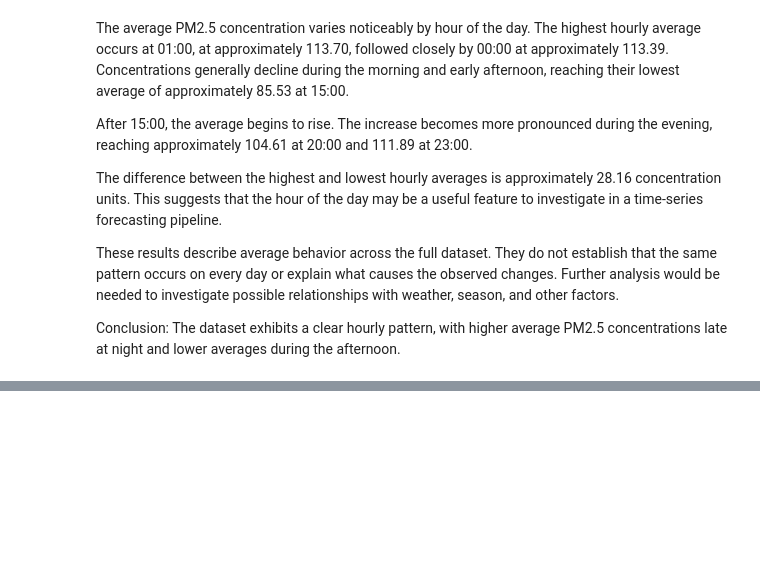
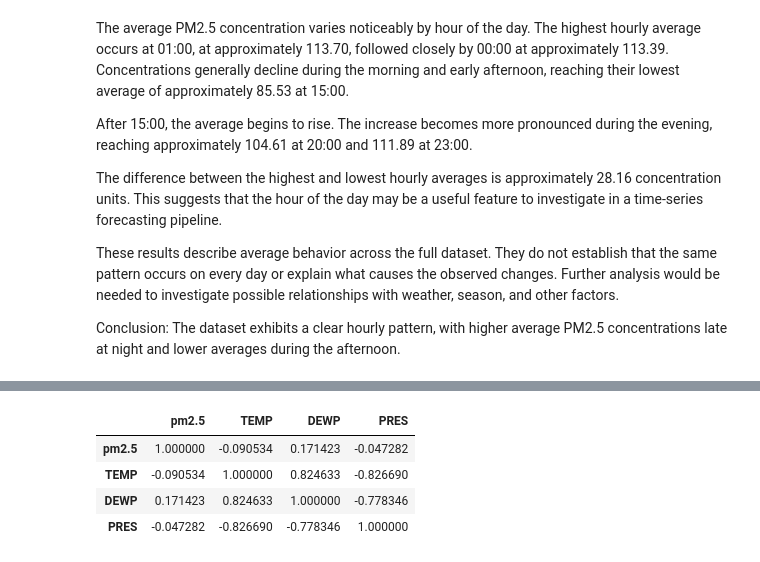
Before and after one commit to k-nizy/ML-pipeline-F1, a Jupyter notebook: notebooks/pm25_EDA.ipynb, the cells around one changed output, grey strips where cells are left out. Saved outputs shown, nothing was run; the diff lists cells and outputs as text; code cells hidden in the pictures; blank space fills up the shorter version.

```diff
--- a/notebooks/pm25_EDA.ipynb
+++ b/notebooks/pm25_EDA.ipynb
@@ -279,0 +288,16 @@ Conclusion: The dataset exhibits a clear hourly pattern, with higher average PM2
+# %%
+# Select PM2.5 and numerical weather variables
+weather_columns = ["pm2.5", "TEMP", "DEWP", "PRES"]
+
+weather_data = df[weather_columns]
+
+# Calculate pairwise correlations
+correlation_matrix = weather_data.corr()
+
+display(correlation_matrix)
+# %% [output]
+|  | pm2.5 | TEMP | DEWP | PRES |
+| pm2.5 | 1.000000 | -0.090534 | 0.171423 | -0.047282 |
+| TEMP | -0.090534 | 1.000000 | 0.824633 | -0.826690 |
+| DEWP | 0.171423 | 0.824633 | 1.000000 | -0.778346 |
+| PRES | -0.047282 | -0.826690 | -0.778346 | 1.000000 |
```
Also changed, not shown: parts of 4 cells of this notebook.
